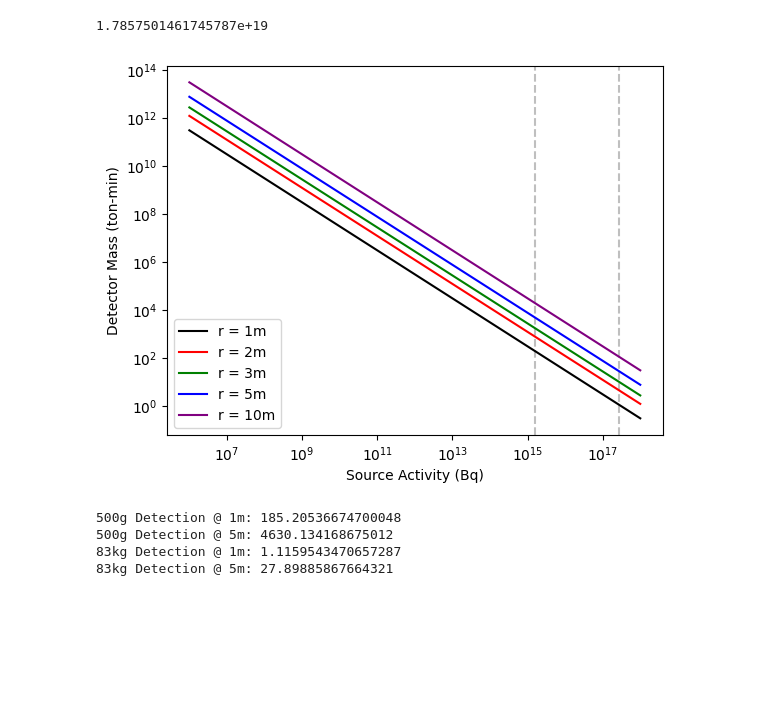
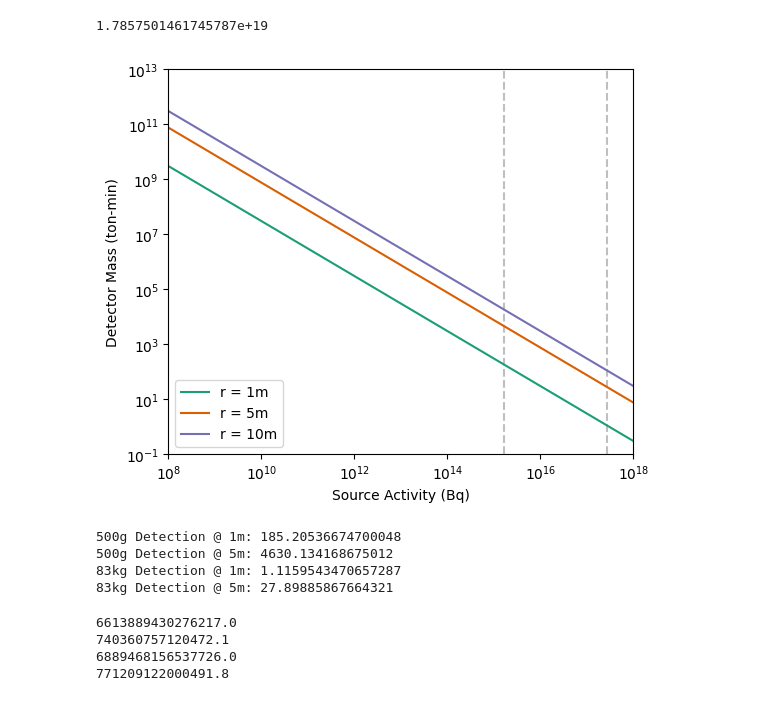
Before and after one commit to shortlab/2024-bnryan-radiological-material-trafficking, a Jupyter notebook: Material Trafficking/Cs-137 Work/Cs-137_Results.ipynb, the cells around one changed output. Cells and saved outputs as stored; diff of their text form; code cells hidden in the pictures; blank space fills up the shorter version.

Commit message:
Updated figure generators
Updated with new figure files and plot functions

```diff
--- a/Material Trafficking/Cs-137 Work/Cs-137_Results.ipynb
+++ b/Material Trafficking/Cs-137 Work/Cs-137_Results.ipynb
@@ -104,22 +104,26 @@ for m in M_s :
 case1 = 2.667*10**17
 case2 = 1.607*10**15
 # %%
+plt.figure(figsize=(6,5))
+plt.xlim(10**8, 10**18)
+plt.ylim(10**(-1), 10**13)
+
 plt.axvline(x=case1, color='grey', ls='dashed', alpha=0.5)
 plt.axvline(x=case2, color='grey', ls='dashed', alpha=0.5)
-plt.plot(M_s_new, M_dec_r1, color='black', label='r = 1m')
-plt.plot(M_s_new, M_dec_r2, color='red', label='r = 2m')
-plt.plot(M_s_new, M_dec_r3, color='green', label='r = 3m')
-plt.plot(M_s_new, M_dec_r4, color='blue', label='r = 5m')
-plt.plot(M_s_new, M_dec_r5, color='purple', label='r = 10m')
+plt.plot(M_s_new, M_dec_r1, color='#1b9e77', label='r = 1m')
+#plt.plot(M_s_new, M_dec_r2, color='red', label='r = 2m')
+#plt.plot(M_s_new, M_dec_r3, color='#d95f02', label='r = 3m')
+plt.plot(M_s_new, M_dec_r4, color='#d95f02', label='r = 5m')
+plt.plot(M_s_new, M_dec_r5, color='#7570b3', label='r = 10m')
 
 plt.legend()
 plt.xlabel('Source Activity (Bq)')
 plt.yscale('log')
 plt.xscale('log')
 plt.ylabel('Detector Mass (ton-min)')
-plt.savefig('Cs-137_results.png')
+plt.savefig('Cs-137_results.pdf')
 # %% [output]
-[figure, old version]
+[figure, new version]
 # %%
 # Use as calculator
 md = constant_term * 1**2 * 1000000/(case2*60*1000000)
@@ -136,3 +140,18 @@ print("83kg Detection @ 5m: " + str(md_2))
 500g Detection @ 5m: 4630.134168675012
 83kg Detection @ 1m: 1.1159543470657287
 83kg Detection @ 5m: 27.89885867664321
+# %%
+c_act = constant_term*1**2/(0.75*60*60*1000000)
+print(c_act*10**6)
+max_act = constant_term*1**2/(6.7*60*60*1000000)
+print(max_act*10**6)
+
+c_act_2 = constant_term*5**2/(0.75*60*24*60*1000000)
+print(c_act_2*10**6)
+max_act_2 = constant_term*5**2/(6.7*60*24*60*1000000)
+print(max_act_2*10**6)
+# %% [output]
+6613889430276217.0
+740360757120472.1
+6889468156537726.0
+771209122000491.8
```
Also changed, not shown: parts of 1 cell of this notebook, 40 other files.
